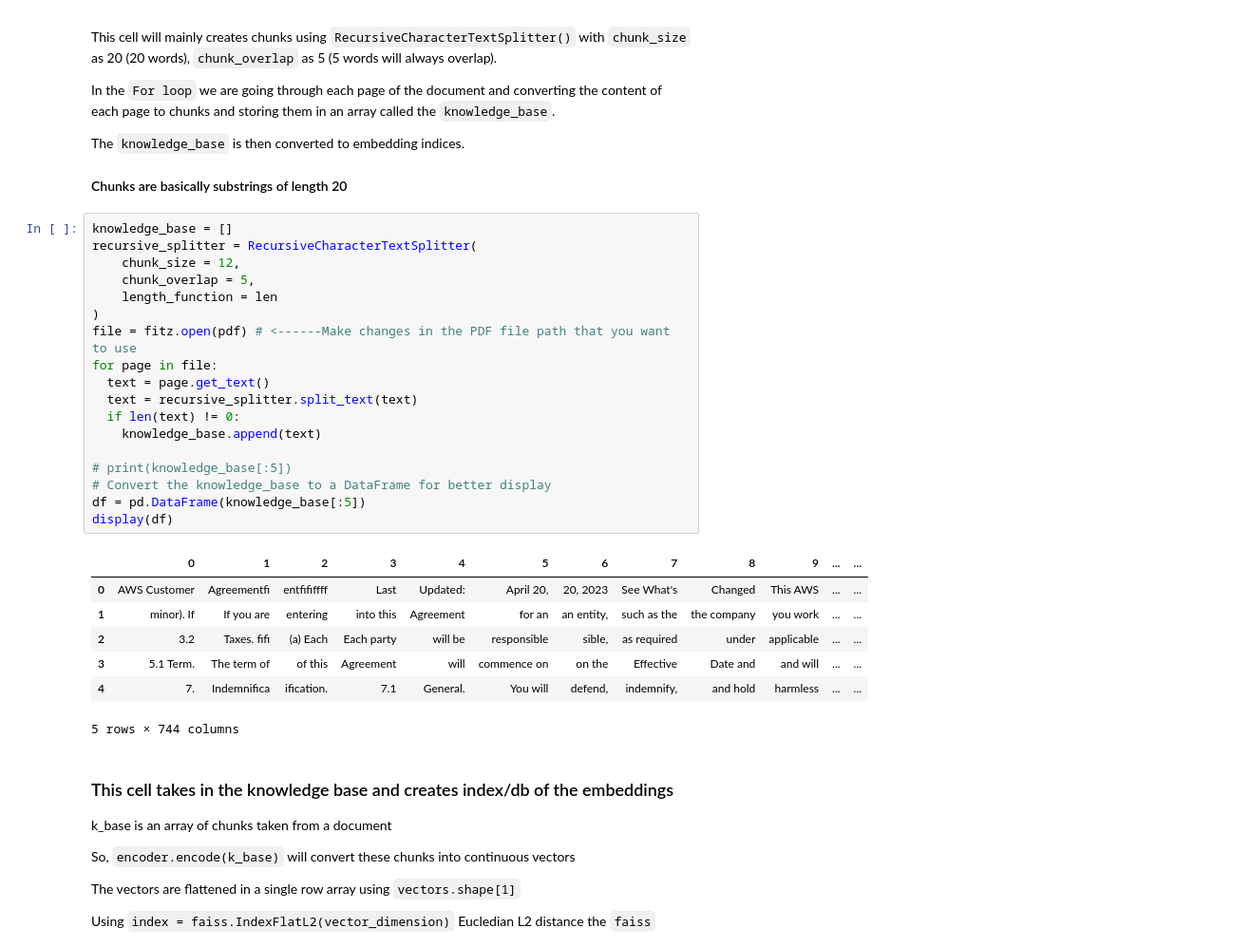
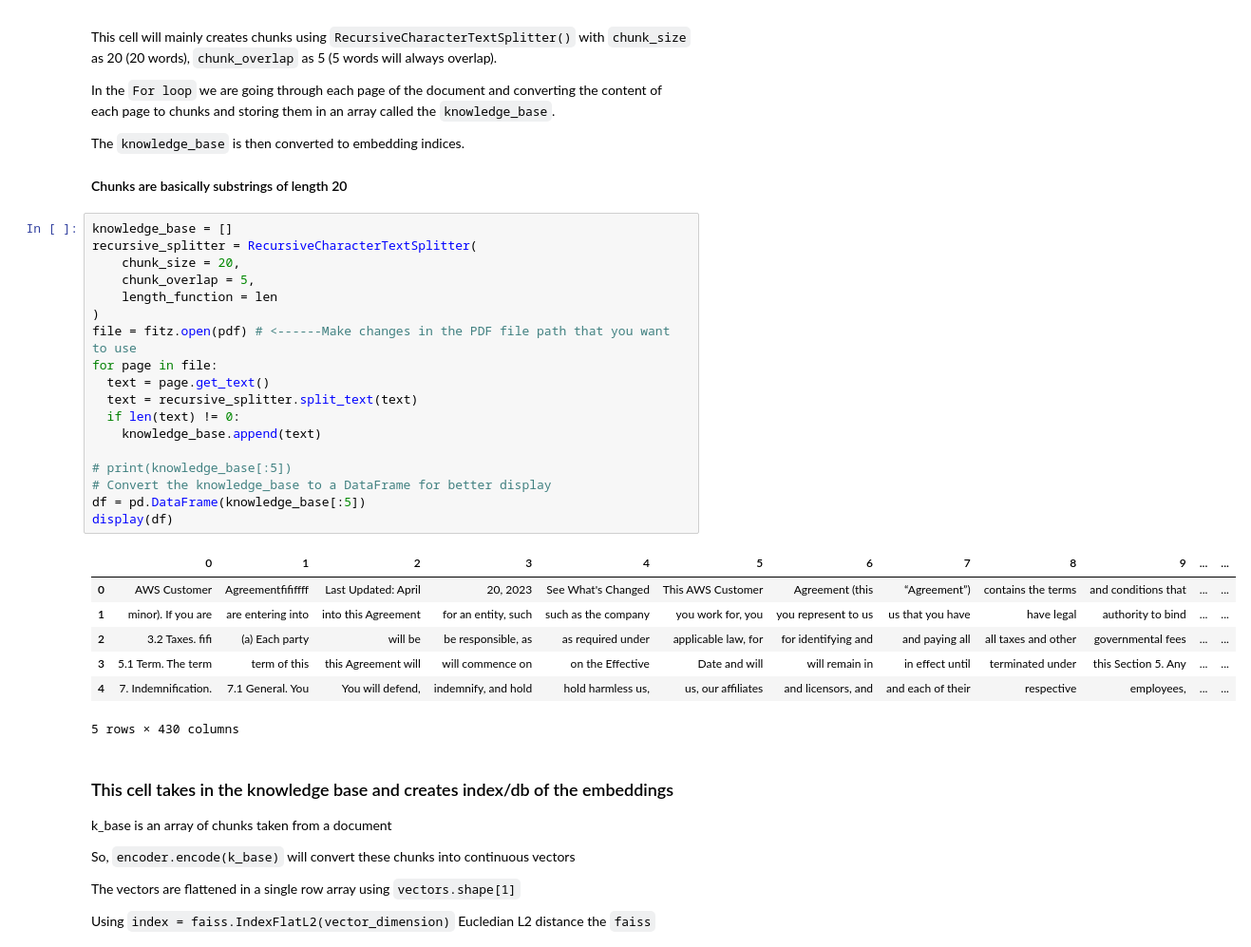
Before and after one commit to rsachint/MLAI-labs, a Jupyter notebook: WithRagGeneration.ipynb, the cells around one changed output. Shown at 95% size. Saved outputs shown, nothing was run; the diff lists cells and outputs as text.

```diff
--- a/WithRagGeneration.ipynb
+++ b/WithRagGeneration.ipynb
@@ -95,29 +95,29 @@ The `knowledge_base` is then converted to embedding indices.
 # %%
 knowledge_base = []
 recursive_splitter = RecursiveCharacterTextSplitter(
-    chunk_size = 12,
+    chunk_size = 20,
     chunk_overlap = 5,
     length_function = len
 )
 file = fitz.open(pdf) # <------Make changes in the PDF file path that you want to use
 for page in file:
   text = page.get_text()
   text = recursive_splitter.split_text(text)
   if len(text) != 0:
     knowledge_base.append(text)
 
 # print(knowledge_base[:5])
 # Convert the knowledge_base to a DataFrame for better display
 df = pd.DataFrame(knowledge_base[:5])
 display(df)
 # %% [output]
 |  | 0 | 1 | 2 | 3 | 4 | 5 | 6 | 7 | 8 | 9 | ... | ... |
-| 0 | AWS Customer | Agreementfi | entfififfff | Last | Updated: | April 20, | 20, 2023 | See What's | Changed | This AWS | ... | ... |
-| 1 | minor). If | If you are | entering | into this | Agreement | for an | an entity, | such as the | the company | you work | ... | ... |
-| 2 | 3.2 | Taxes. fifi | (a) Each | Each party | will be | responsible | sible, | as required | under | applicable | ... | ... |
-| 3 | 5.1 Term. | The term of | of this | Agreement | will | commence on | on the | Effective | Date and | and will | ... | ... |
-| 4 | 7. | Indemnifica | ification. | 7.1 | General. | You will | defend, | indemnify, | and hold | harmless | ... | ... |
+| 0 | AWS Customer | Agreementfififfff | Last Updated: April | 20, 2023 | See What's Changed | This AWS Customer | Agreement (this | “Agreement”) | contains the terms | and conditions that | ... | ... |
+| 1 | minor). If you are | are entering into | into this Agreement | for an entity, such | such as the company | you work for, you | you represent to us | us that you have | have legal | authority to bind | ... | ... |
+| 2 | 3.2 Taxes. fifi | (a) Each party | will be | be responsible, as | as required under | applicable law, for | for identifying and | and paying all | all taxes and other | governmental fees | ... | ... |
+| 3 | 5.1 Term. The term | term of this | this Agreement will | will commence on | on the Effective | Date and will | will remain in | in effect until | terminated under | this Section 5. Any | ... | ... |
+| 4 | 7. Indemnification. | 7.1 General. You | You will defend, | indemnify, and hold | hold harmless us, | us, our affiliates | and licensors, and | and each of their | respective | employees, | ... | ... |
-5 rows × 744 columns
+5 rows × 430 columns
 # %% [markdown]
 ### This cell takes in the knowledge base and creates index/db of the embeddings
 k_base is an array of chunks taken from a document
```
Also changed, not shown: parts of 6 cells of this notebook.
